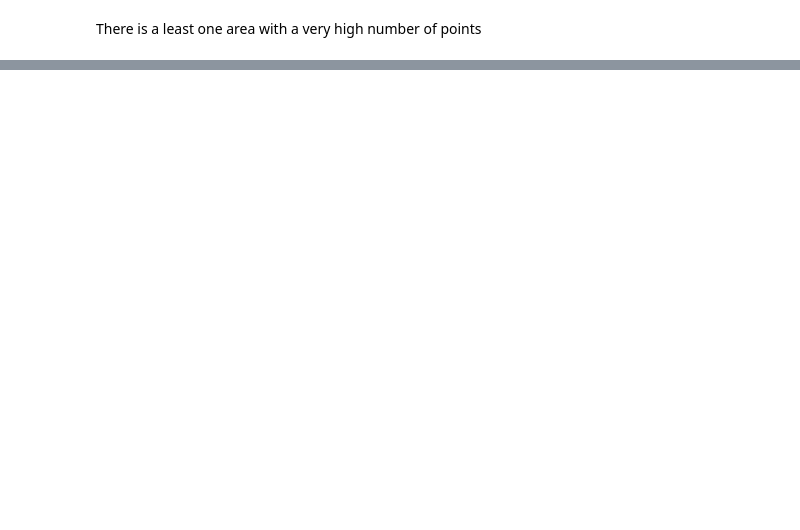
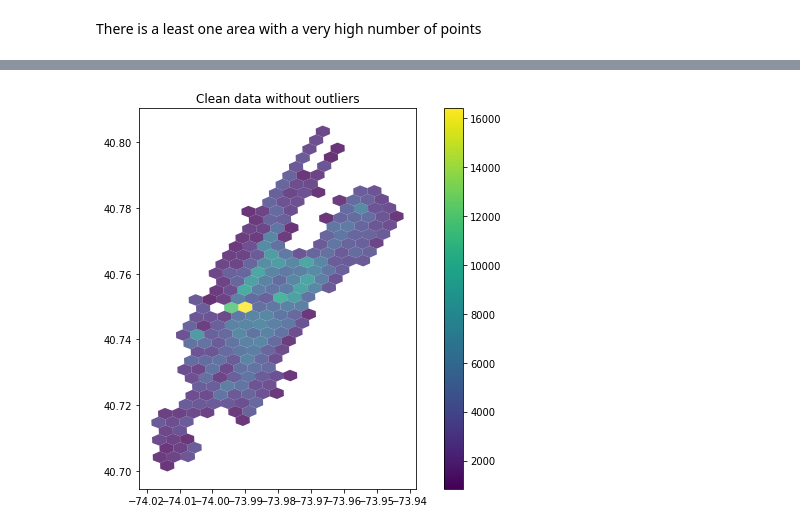
Before and after one commit to sash-ko/ai-transportation, a Jupyter notebook: demand-prediction/2-discrete-areas.ipynb, the cells around one changed output, grey strips where cells are left out. Saved outputs shown, nothing was run; the diff lists cells and outputs as text; code cells hidden in the pictures; blank space fills up the shorter version.

```diff
--- a/demand-prediction/2-discrete-areas.ipynb
+++ b/demand-prediction/2-discrete-areas.ipynb
@@ -350,0 +421,9 @@ ax2.set_title('Other areas');
+# %%
+# Step 4
+# Step 5
+
+cutoff = np.percentile(outlier_areas.values, 75)
+
+print(f'Cut-off point: {cutoff}')
+
+cutoff_index = outlier_areas < cutoff
@@ -350,0 +432,14 @@ ax2.set_title('Other areas');
+# %%
+# Step 6
+
+print(f'Before: {outlier_areas.shape[0]}')
+
+real_outlier_areas = outlier_areas[cutoff_index].index
+
+print(f'After: {real_outlier_areas.shape[0]}')
+
+num_outliers = index_outliers.sum()
+print(f'Original number of outliers: {num_outliers}')
+
+num_outliers = (index_outliers & (daily_total.h3_res9.isin(list(real_outlier_areas)))).sum()
+print(f'Filtered number of outliers: {num_outliers}')
@@ -350,0 +451,15 @@ ax2.set_title('Other areas');
+# %%
+%%time
+
+# Step 7
+
+o_idx = index_outliers & (daily_total.h3_res9.isin(list(real_outlier_areas)))
+daily_total[o_idx]
+
+outliers_set = set([(i, j) for i, j in daily_total[o_idx]
+                    [['h3_res9', 'datetime']].values.tolist()])
+
+r_idx = data_clean.apply(lambda item: (item.h3_res9, pd.to_datetime(
+    item.datetime).date()) in outliers_set, axis=1)
+
+print(f'Items to remove {r_idx.sum()}')
@@ -350,0 +470,4 @@ ax2.set_title('Other areas');
+# %%
+plot_choropleth(data_clean[~r_idx].h3_res9, 'Clean data without outliers')
+# %% [output]
+[figure, added]
```
Also changed, not shown: parts of 18 cells of this notebook.
